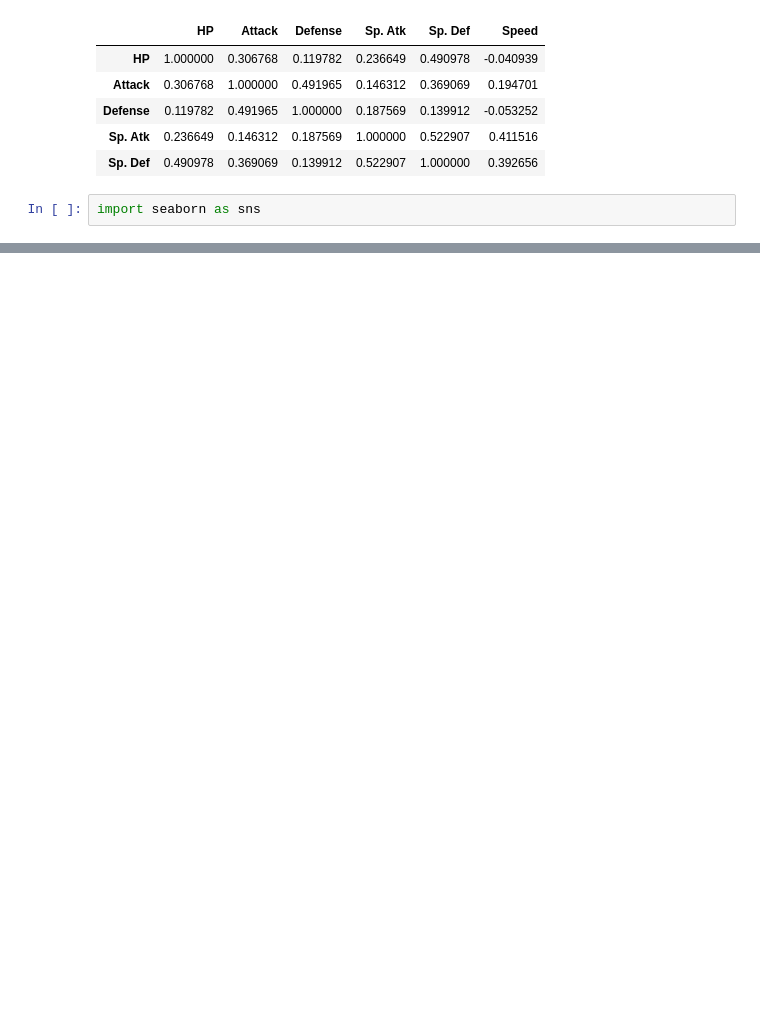
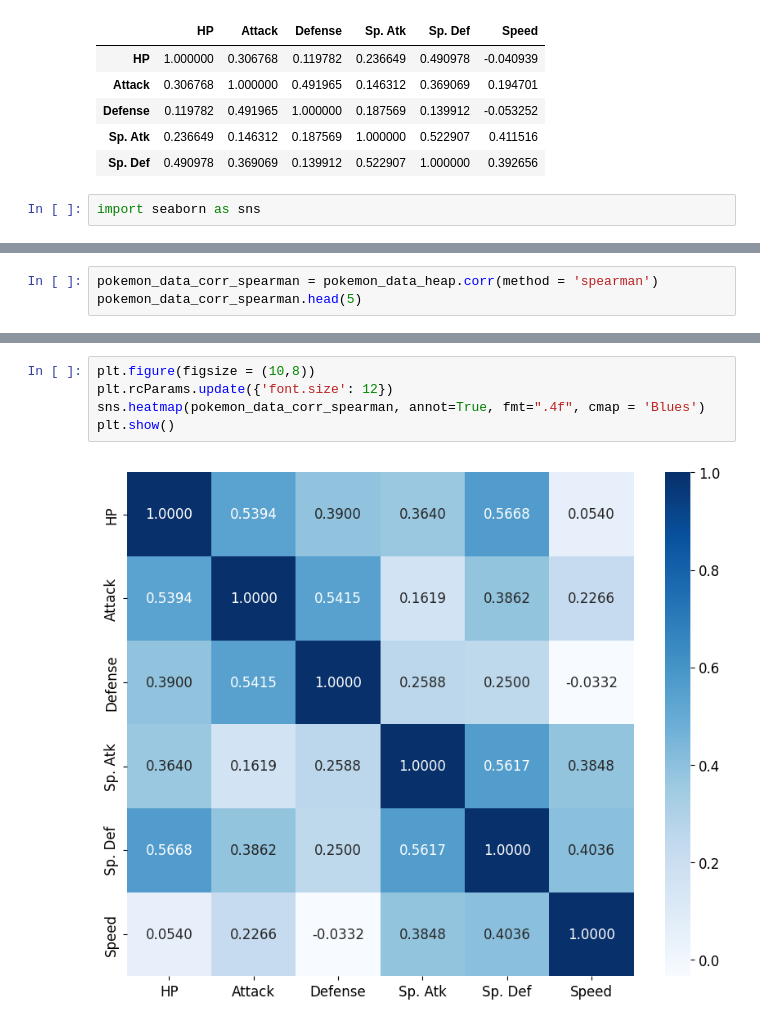
Before and after one commit to stgoshitha/DL_Lab_01, a Jupyter notebook: Task_1/Task1.ipynb, the cells around one changed output, grey strips where cells are left out. Drawn from its saved outputs; the diff is of its cells as text; blank space fills up the shorter version.

```diff
--- a/Task_1/Task1.ipynb
+++ b/Task_1/Task1.ipynb
@@ -122,3 +122,6 @@ plt.show()
 # cmap -- colormaps
 # %% [output]
 [figure]
+# %%
+pokemon_data_corr_spearman = pokemon_data_heap.corr(method = 'spearman')
+pokemon_data_corr_spearman.head(5)
@@ -124,0 +135,7 @@ plt.show()
+# %%
+plt.figure(figsize = (10,8))
+plt.rcParams.update({'font.size': 12})
+sns.heatmap(pokemon_data_corr_spearman, annot=True, fmt=".4f", cmap = 'Blues')
+plt.show()
+# %% [output]
+[figure, added]
```
Also changed, not shown: parts of 7 cells of this notebook.
